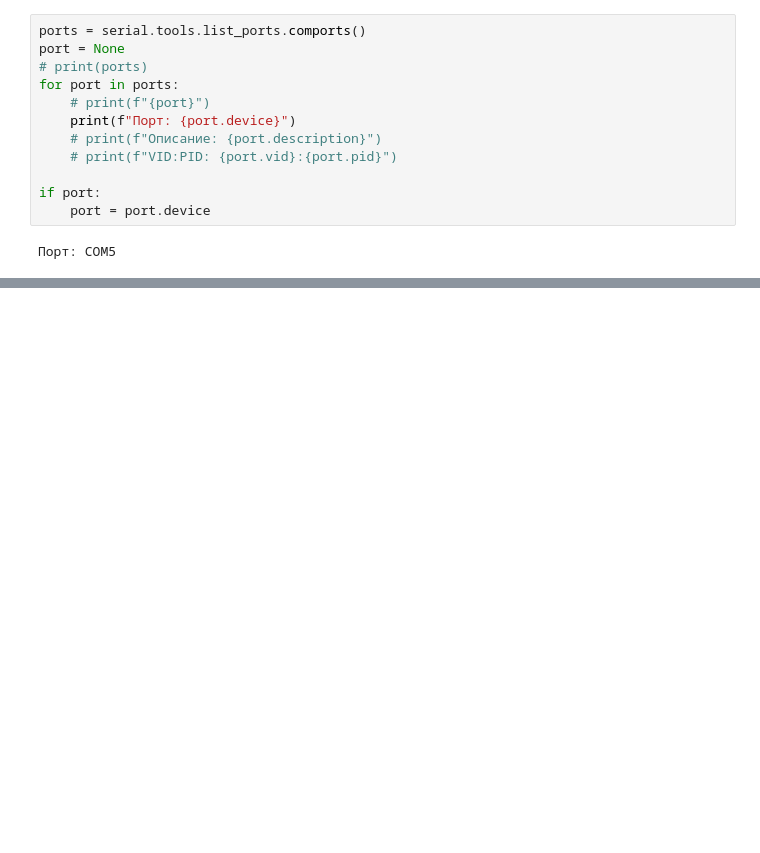
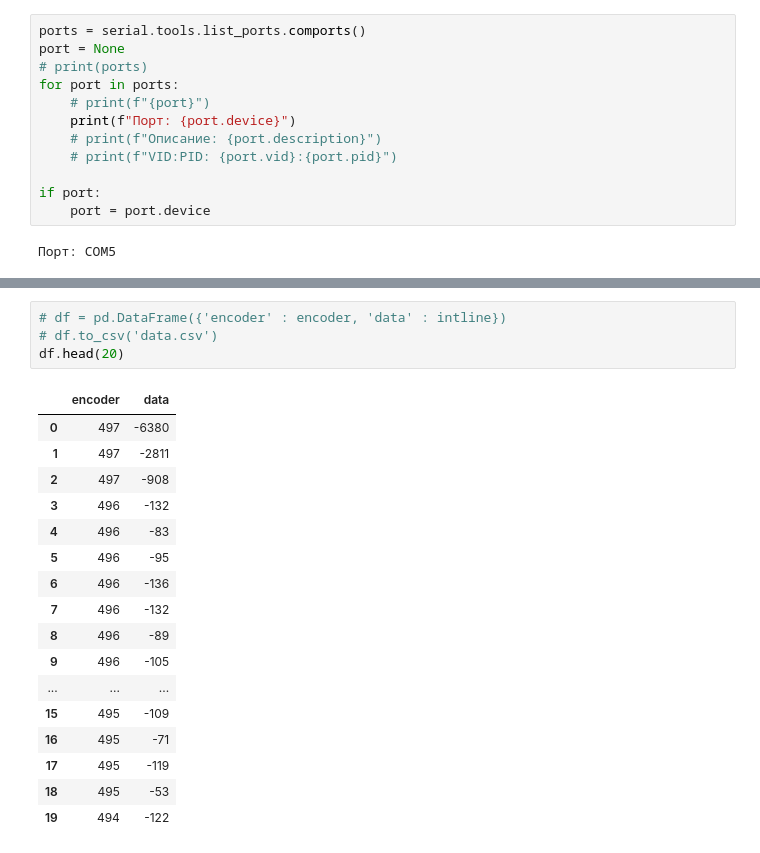
Before and after one commit to BuslaySt/Helmholz-Polymagnit, a Jupyter notebook: ReadData.ipynb, the cells around one changed output, grey strips where cells are left out. Cells and saved outputs as stored; diff of their text form; blank space fills up the shorter version.

```diff
--- a/ReadData.ipynb
+++ b/ReadData.ipynb
@@ -86,0 +123,22 @@ plt.show()
+# %%
+# df = pd.DataFrame({'encoder' : encoder, 'data' : intline})
+# df.to_csv('data.csv')
+df.head(20)
+# %% [output]
+|  | encoder | data |
+| 0 | 497 | -6380 |
+| 1 | 497 | -2811 |
+| 2 | 497 | -908 |
+| 3 | 496 | -132 |
+| 4 | 496 | -83 |
+| 5 | 496 | -95 |
+| 6 | 496 | -136 |
+| 7 | 496 | -132 |
+| 8 | 496 | -89 |
+| 9 | 496 | -105 |
+| ... | ... | ... |
+| 15 | 495 | -109 |
+| 16 | 495 | -71 |
+| 17 | 495 | -119 |
+| 18 | 495 | -53 |
+| 19 | 494 | -122 |
```
Also changed, not shown: parts of 11 cells of this notebook.
